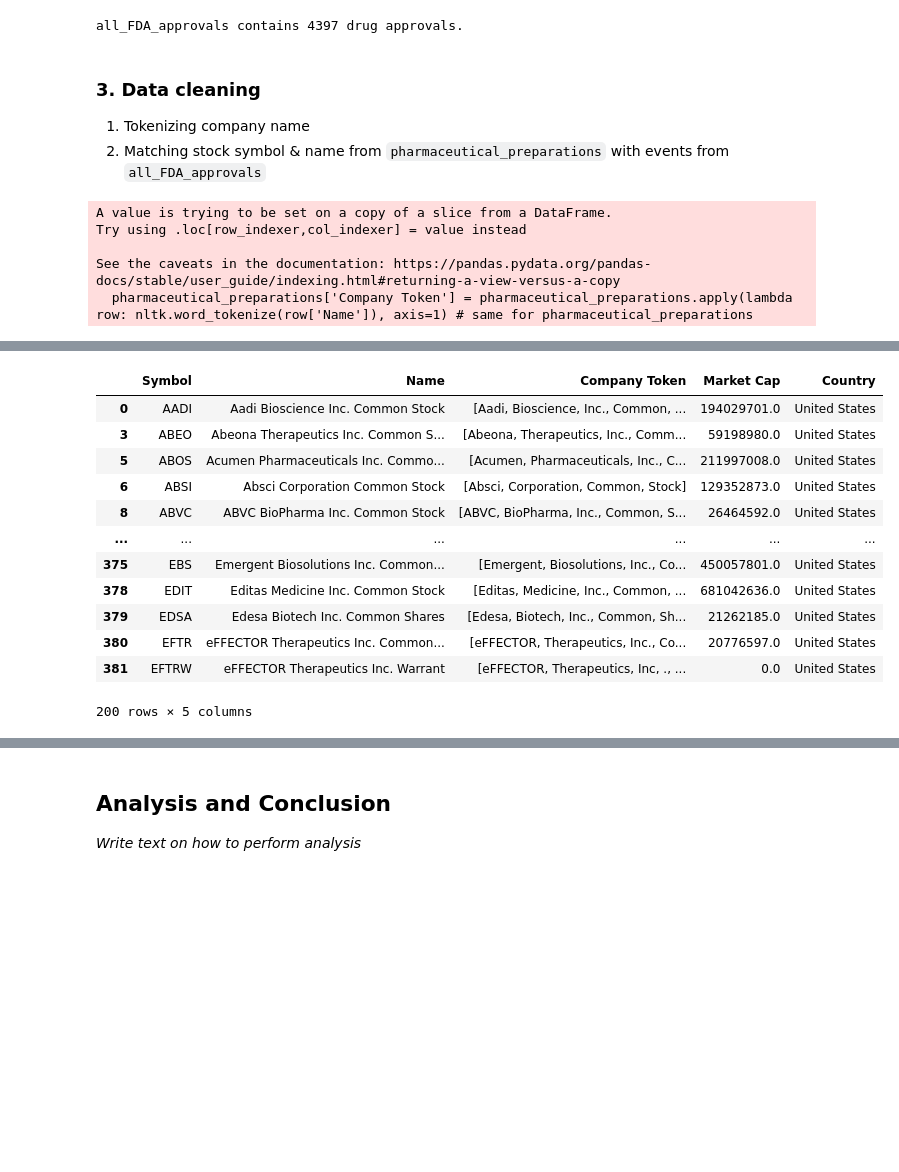
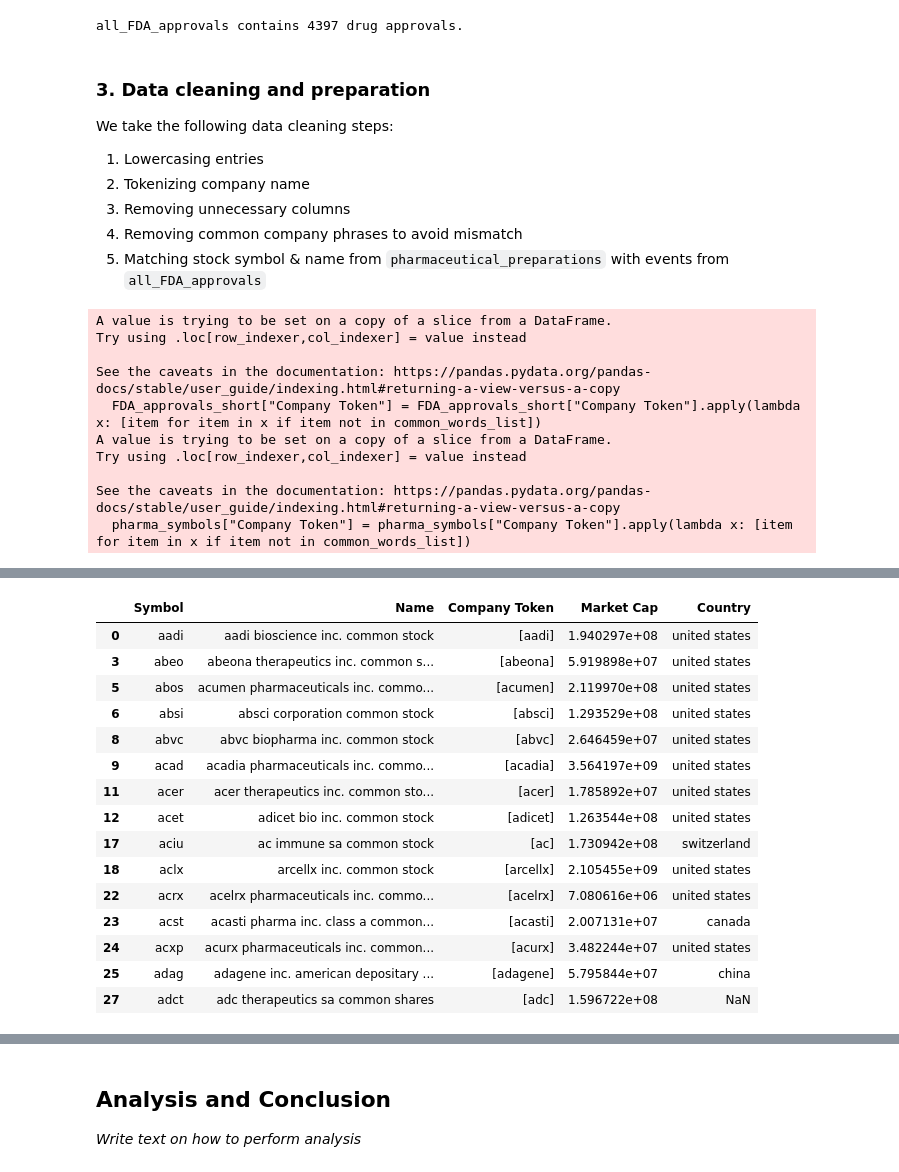
Before and after one commit to zanderfilet/198FP, a Jupyter notebook: final_project_report.ipynb, the cells around one changed output, grey strips where cells are left out. Drawn from its saved outputs; the diff is of its cells as text; code cells hidden in the pictures; blank space fills up the shorter version.

Commit message:
cleaning+merge

```diff
--- a/final_project_report.ipynb
+++ b/final_project_report.ipynb
@@ -176,24 +176,59 @@ print("all_FDA_approvals contains", len(all_FDA_approvals.index), "drug approval
 | 14 | 01/03/2022 | DASATINIBANDA #202103 | SUPPL-3 | DASATINIB | APOTEX | Labeling | ... |
 all_FDA_approvals contains 4397 drug approvals.
 # %% [markdown]
-### 3. Data cleaning
- 1. Tokenizing company name
- 2. Matching stock symbol & name from `pharmaceutical_preparations` with events from `all_FDA_approvals`
+### 3. Data cleaning and preparation
+
+We take the following data cleaning steps:
+
+1. Lowercasing entries
+2. Tokenizing company name
+3. Removing unnecessary columns
+4. Removing common company phrases to avoid mismatch
+5. Matching stock symbol & name from `pharmaceutical_preparations` with events from `all_FDA_approvals`
 # %%
+#1
 all_FDA_approvals = all_FDA_approvals.applymap(lambda s: s.lower() if type(s) == str else s) # lowercase all data
+pharmaceutical_preparations = pharmaceutical_preparations.applymap(lambda s: s.lower() if type(s) == str else s) # lowercase all data
+
+#2
 all_FDA_approvals['Company Token'] = all_FDA_approvals.apply(lambda row: nltk.word_tokenize(row['Company']), axis=1) # tokenize company name for matching with pharmaceutical_preparations table
 pharmaceutical_preparations['Company Token'] = pharmaceutical_preparations.apply(lambda row: nltk.word_tokenize(row['Name']), axis=1) # same for pharmaceutical_preparations
+
+#3
 pharma_symbols = pharmaceutical_preparations[["Symbol", "Name", "Company Token", "Market Cap", "Country"]]
 FDA_approvals_short = all_FDA_approvals[["Approval Date", "Company Token", "Submission", "Active Ingredients", "Submission Classification *", "Submission Status"]] # remove unecessary columns
 
-common_words_list = ["hlthcare", "inc", "pharms", "industries", "sciences", "pharm", "pharma"]
+#4
+common_words_list = ["hlthcare", "inc", "pharms", "industries", "sciences", "pharm", "pharma", "ltd", "llc", "corp", "labs", "dr", "prods", "usa", "laboratories", \
+                    "biopharma", "grp", "biotech", "us", "sciences", "health", "global", "branded", "pte", "co", "iii", "ii", "iv", "v", "vi", "sa", "sas", "pvt", "lp" \
+                    "ab", "and", "speclts", "products", "sterile", "common", "stock", "inc", "bio", "biopharma", "therapeutics", "american", "technologies", "corp", "plc", \
+                    "ordinary", "shares", "corporation", "pharmaceuticals", "dna", "incorporated", "biosciences", "warrant", "biotherapeutics", "health", "class", "a", \
+                    "b", "shs", "ltd", "medical", "holdings", "medicines", "depositary", "limited", "antibodies", "sciences", "incorporated", "group", "research", "&", "co", \
+                    "financial", "life", "holding", "series", "systems", "biopharm", "diabetes", "bioscience", "physical", "therapy", "ltd.", "llc.", "u.s.a.", "u.s.", "inc.", \
+                    "(", ")", "immune", "warrants", "oncology", "biomedica", "corp.", "n.v.", "delaware", "companies", "fusion", "share", "euro", "israel", "sponsored", \
+                    "technology", "pharmaceutical", "de", "convertible", "preferred", "biopharmaceuticals", "medicine", "biosolutions", "animal", 'cumulative', 'redeemable', \
+                    'perpetual', "co.", "lifesciences", "china", "ireland", "biotechnology", "immunopharma", "biotechnology", "immunotherapeutics", "lifesciences", "biomed", \
+                    "company", "neurosciences", "biomediacal", "biomedical", "ag", "healthcare", "consumer", "precision", "canada", "international", "nv", "depository", "intl", \
+                    "r", "d", "farmaceutica", "medcl", "therap", "theraps", "molecular", "womens", "solutions", "steriscience", "ny", "lp", "india", "uk", "humanwell", "medicare" \
+                    "int", "critical", "sharp", "int", "kabi", "teva", ",", "ventures", "injectables", "aps", "n.v", "s.a", "therapies"] # filter company tokens by these common words
+FDA_approvals_short["Company Token"] = FDA_approvals_short["Company Token"].apply(lambda x: [item for item in x if item not in common_words_list])
+pharma_symbols["Company Token"] = pharma_symbols["Company Token"].apply(lambda x: [item for item in x if item not in common_words_list])
 
-FDA_approvals_short.head(20)
-pharma_symbols.head(200)
+
+FDA_approvals_short.head(15)
+pharma_symbols.head(15)
+
+FDA_approvals_short.to_csv('FDA_approvals_short.csv')
+pharma_symbols.to_csv('pharma_symbols.csv')
 # %% [output]
 A value is trying to be set on a copy of a slice from a DataFrame.
 Try using .loc[row_indexer,col_indexer] = value instead
 
 See the caveats in the documentation: https://pandas.pydata.org/pandas-docs/stable/user_guide/indexing.html#returning-a-view-versus-a-copy
-  pharmaceutical_preparations['Company Token'] = pharmaceutical_preparations.apply(lambda row: nltk.word_tokenize(row['Name']), axis=1) # same for pharmaceutical_preparations
+  FDA_approvals_short["Company Token"] = FDA_approvals_short["Company Token"].apply(lambda x: [item for item in x if item not in common_words_list])
+A value is trying to be set on a copy of a slice from a DataFrame.
+Try using .loc[row_indexer,col_indexer] = value instead
+
+See the caveats in the documentation: https://pandas.pydata.org/pandas-docs/stable/user_guide/indexing.html#returning-a-view-versus-a-copy
+  pharma_symbols["Company Token"] = pharma_symbols["Company Token"].apply(lambda x: [item for item in x if item not in common_words_list])
 |  | Approval Date | Company Token | Submission | Active Ingredients | Submission Classification * | Submission Status |
@@ -216,13 +250,16 @@ See the caveats in the documentation: https://pandas.pydata.org/pandas-docs/stab
 |  | Symbol | Name | Company Token | Market Cap | Country |
-| 0 | AADI | Aadi Bioscience Inc. Common Stock | [Aadi, Bioscience, Inc., Common, ... | 194029701.0 | United States |
-| 3 | ABEO | Abeona Therapeutics Inc. Common S... | [Abeona, Therapeutics, Inc., Comm... | 59198980.0 | United States |
-| 5 | ABOS | Acumen Pharmaceuticals Inc. Commo... | [Acumen, Pharmaceuticals, Inc., C... | 211997008.0 | United States |
-| 6 | ABSI | Absci Corporation Common Stock | [Absci, Corporation, Common, Stock] | 129352873.0 | United States |
-| 8 | ABVC | ABVC BioPharma Inc. Common Stock | [ABVC, BioPharma, Inc., Common, S... | 26464592.0 | United States |
-| ... | ... | ... | ... | ... | ... |
-| 375 | EBS | Emergent Biosolutions Inc. Common... | [Emergent, Biosolutions, Inc., Co... | 450057801.0 | United States |
-| 378 | EDIT | Editas Medicine Inc. Common Stock | [Editas, Medicine, Inc., Common, ... | 681042636.0 | United States |
-| 379 | EDSA | Edesa Biotech Inc. Common Shares | [Edesa, Biotech, Inc., Common, Sh... | 21262185.0 | United States |
-| 380 | EFTR | eFFECTOR Therapeutics Inc. Common... | [eFFECTOR, Therapeutics, Inc., Co... | 20776597.0 | United States |
-| 381 | EFTRW | eFFECTOR Therapeutics Inc. Warrant | [eFFECTOR, Therapeutics, Inc, ., ... | 0.0 | United States |
+| 0 | aadi | aadi bioscience inc. common stock | [aadi] | 1.940297e+08 | united states |
+| 3 | abeo | abeona therapeutics inc. common s... | [abeona] | 5.919898e+07 | united states |
+| 5 | abos | acumen pharmaceuticals inc. commo... | [acumen] | 2.119970e+08 | united states |
+| 6 | absi | absci corporation common stock | [absci] | 1.293529e+08 | united states |
+| 8 | abvc | abvc biopharma inc. common stock | [abvc] | 2.646459e+07 | united states |
+| 9 | acad | acadia pharmaceuticals inc. commo... | [acadia] | 3.564197e+09 | united states |
+| 11 | acer | acer therapeutics inc. common sto... | [acer] | 1.785892e+07 | united states |
+| 12 | acet | adicet bio inc. common stock | [adicet] | 1.263544e+08 | united states |
+| 17 | aciu | ac immune sa common stock | [ac] | 1.730942e+08 | switzerland |
+| 18 | aclx | arcellx inc. common stock | [arcellx] | 2.105455e+09 | united states |
+| 22 | acrx | acelrx pharmaceuticals inc. commo... | [acelrx] | 7.080616e+06 | united states |
+| 23 | acst | acasti pharma inc. class a common... | [acasti] | 2.007131e+07 | canada |
+| 24 | acxp | acurx pharmaceuticals inc. common... | [acurx] | 3.482244e+07 | united states |
+| 25 | adag | adagene inc. american depositary ... | [adagene] | 5.795844e+07 | china |
+| 27 | adct | adc therapeutics sa common shares | [adc] | 1.596722e+08 | NaN |
-200 rows × 5 columns
```
Also changed, not shown: parts of 4 cells of this notebook, 2 other files.
